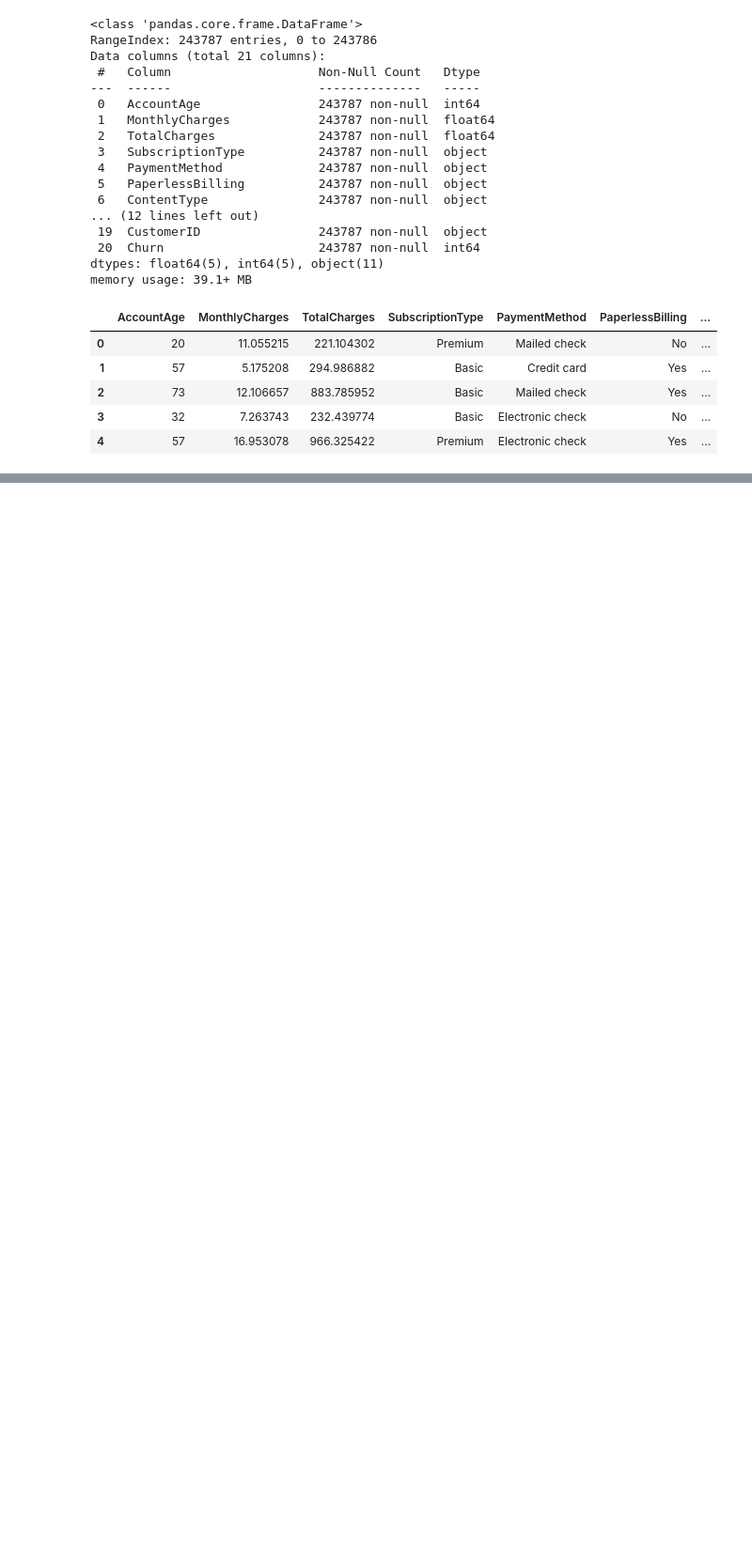
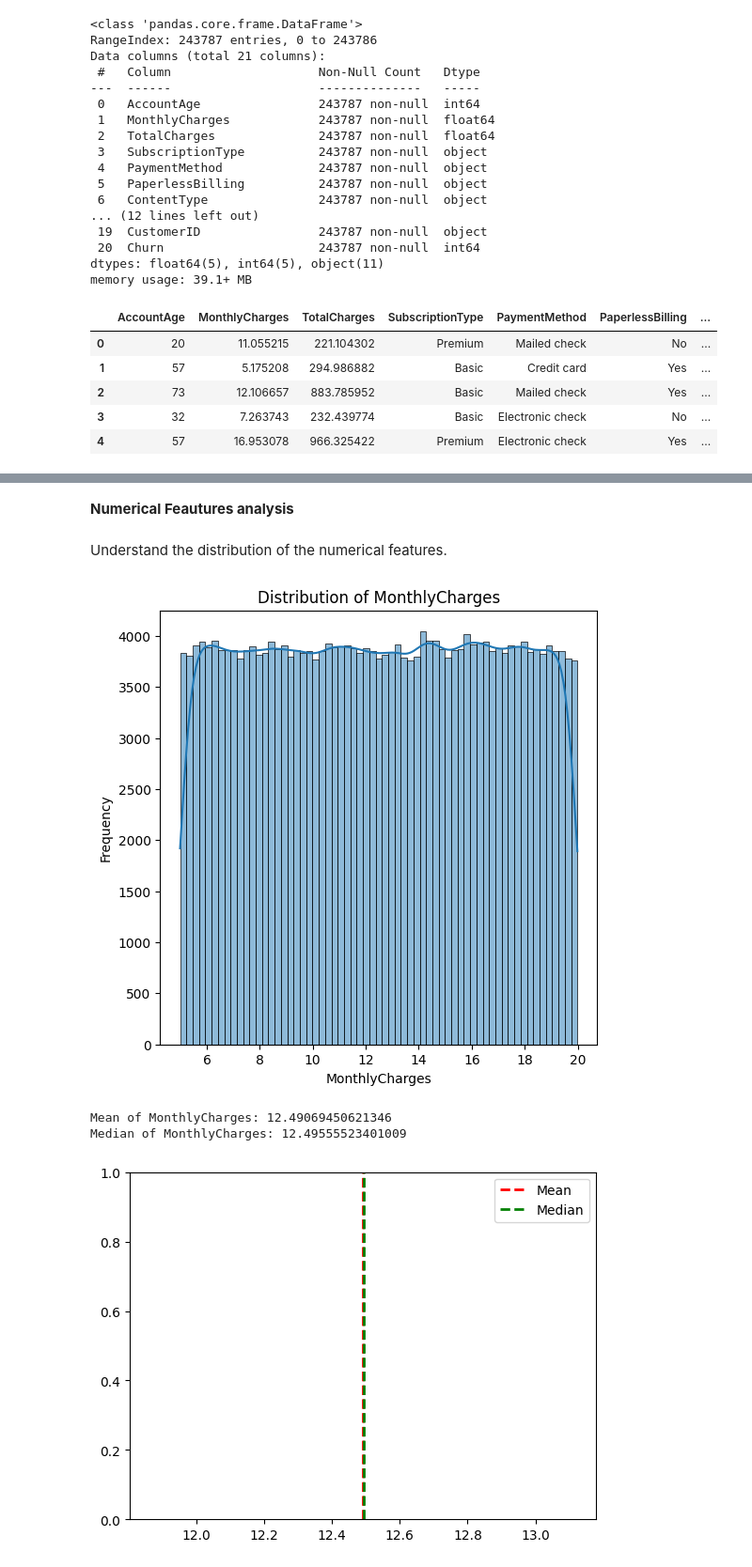
Before and after one commit to Vickayo04/Machine_Learning-Projects, a Jupyter notebook: ChurnPrediction_Challenge.ipynb, the cells around one changed output, grey strips where cells are left out. Shown at 94% size. Drawn from its saved outputs; the diff is of its cells as text; code cells hidden in the pictures; blank space fills up the shorter version.

```diff
--- a/ChurnPrediction_Challenge.ipynb
+++ b/ChurnPrediction_Challenge.ipynb
@@ -67,0 +98,34 @@ for
+# %% [markdown]
+**Numerical Feautures analysis**
+# %% [markdown]
+Understand the distribution of the numerical features.
+# %%
+def plot_histogram(df, column_name):
+
+  plt.figure(figsize=(6, 6))
+  sns.histplot(data=df, x=column_name, kde=True)
+  plt.title(f"Distribution of {column_name}")
+  plt.xlabel(column_name)
+  plt.ylabel("Frequency")
+  plt.show()
+
+  #Calculate the mean aadn median values
+  col_mean = df[column_name].mean()
+  col_median = df[column_name].median()
+
+  print(f"Mean of {column_name}: {col_mean}")
+  print(f"Median of {column_name}: {col_median}")
+
+#add vertical lines for the mean and median
+  plt.axvline(col_mean, color='red', linestyle='dashed', linewidth=2, label='Mean')
+  plt.axvline(col_median, color='green', linestyle='dashed', linewidth=2, label='Median')
+  plt.legend()
+
+  plt.show()
+# %%
+plot_histogram(df, 'MonthlyCharges')
+# %% [output]
+[figure, added]
+Mean of MonthlyCharges: 12.49069450621346
+Median of MonthlyCharges: 12.49555523401009
+[figure, added]
```
Also changed, not shown: parts of 14 cells of this notebook.
